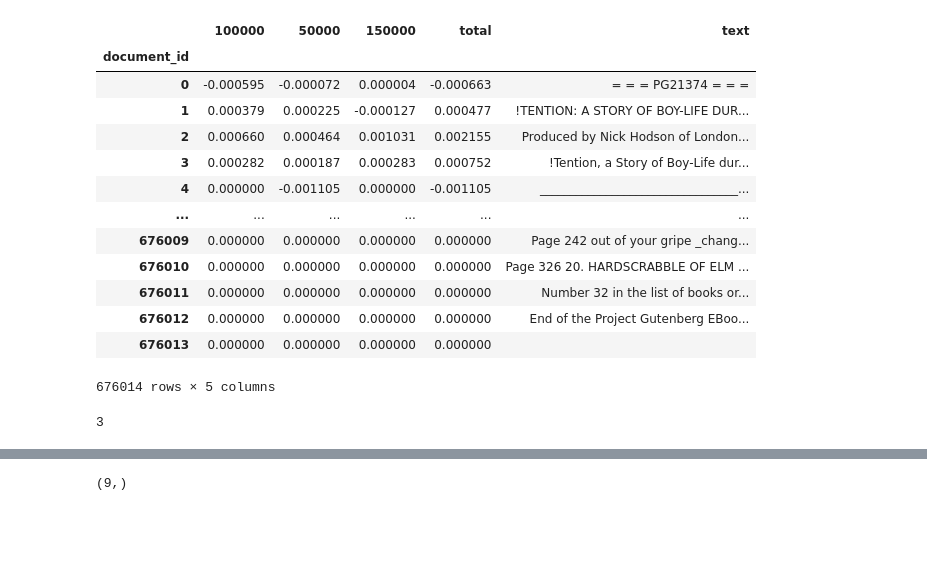
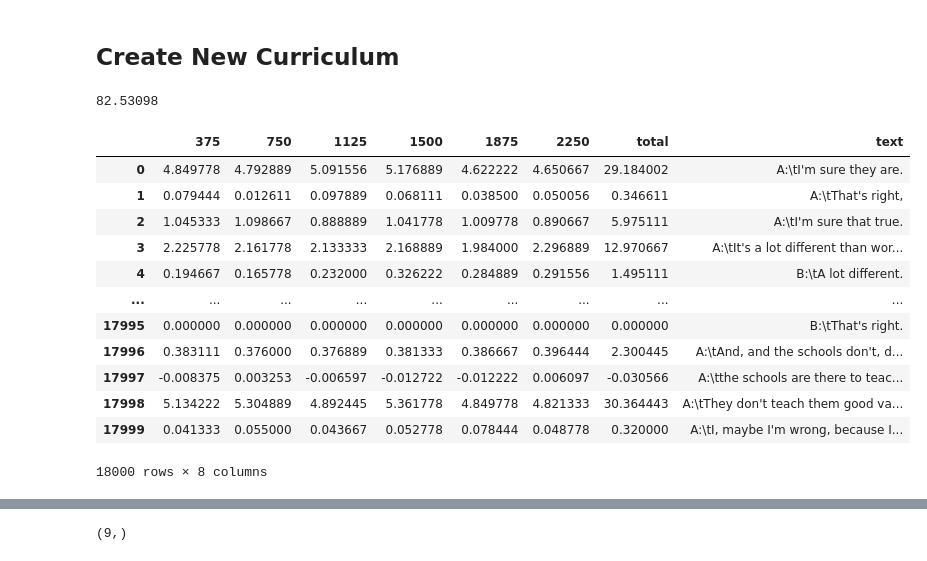
Before and after one commit to loris3/babylm, a Jupyter notebook: merge.ipynb, the cells around one changed output, grey strips where cells are left out. Saved outputs shown, nothing was run; the diff lists cells and outputs as text; code cells hidden in the pictures; blank space fills up the shorter version.

```diff
--- a/merge.ipynb
+++ b/merge.ipynb
@@ -3,18 +3,3 @@ import pickle
 import os
 import torch
 import os.path
-# %%
-from transformers import RobertaTokenizerFast
-from pathlib import Path
-tokenizer = RobertaTokenizerFast.from_pretrained("TODO", max_len=512)
-
-checkpoints = [str(x) for x in Path("/data/loriss21dm/babylm/TODO/").glob("checkpoint-*") if (int(str(x).split("-")[-1]) % 50000) == 0]#if (int(str(x).split("-")[-1] % 1000)) == 0]
-checkpoints = checkpoints[0:12]
-from transformers import DataCollatorForLanguageModeling
-
-data_collator = DataCollatorForLanguageModeling(
-    tokenizer=tokenizer, mlm=True, mlm_probability=0.15
-)
-from datasets import load_dataset
-dataset = load_dataset("text", data_dir="/data/loriss21dm/babylm/train_test/")
-#dataset.set_transform(lambda x : tokenizer(x["text"], return_special_tokens_mask=True, truncation=True, padding="max_length", max_length=512))
@@ -313,3 +296,22 @@ Overwriting merge.py
+# %% [markdown]
+## Create New Curriculum
+# %%
+args = {
+    "dataset_folder": "./train_10M",
+    "model_dir": "./10MModel",
+    "influence_output_dir": "./influence",
+    "curriculum_output_folder": "./10MCurriculum"
+}
+# %%
+from pathlib import Path
+
+from datasets import load_dataset
+dataset = load_dataset("text", data_dir=args["dataset_folder"])
+#dataset.set_transform(lambda x : tokenizer(x["text"], return_special_tokens_mask=True, truncation=True, padding="max_length", max_length=512))
+
+((len(dataset["train"]) / 10000) / 10)*7
+# %% [output]
+82.53098
 # %%
 import pandas as  pd
 import os
@@ -319,29 +324,27 @@ import numpy as np
 # %%
 
-df = pd.DataFrame({result_checkpoint: torch.load(os.path.join("./results2/",result_checkpoint),weights_only=True,map_location="cpu").numpy().flatten() for result_checkpoint in os.listdir("./results2")})
+df = pd.DataFrame({int(result_checkpoint): torch.load(os.path.join(args["influence_output_dir"],result_checkpoint),weights_only=True,map_location="cpu").numpy().flatten() for result_checkpoint in os.listdir(args["influence_output_dir"])})
 # df = df.rename({0: "influence"}, axis=1)
-df.index = df.index.rename("document_id")
+df.sort_index(axis=1)
+
+STAGES = list(df.columns)
+NUM_STAGES = len(STAGES)
+
+df = df.reindex(sorted(df.columns, reverse=False), axis=1)
 df["total"] = df.sum(axis=1)
 df["text"] = dataset["train"].to_pandas()
 df
 # %% [output]
-|  | 100000 | 50000 | 150000 | total | text |
-| document_id |  |  |  |  |  |
-| 0 | -0.000595 | -0.000072 | 0.000004 | -0.000663 | = = = PG21374 = = = |
-| 1 | 0.000379 | 0.000225 | -0.000127 | 0.000477 | !TENTION: A STORY OF BOY-LIFE DUR... |
-| 2 | 0.000660 | 0.000464 | 0.001031 | 0.002155 | Produced by Nick Hodson of London... |
-| 3 | 0.000282 | 0.000187 | 0.000283 | 0.000752 | !Tention, a Story of Boy-Life dur... |
-| 4 | 0.000000 | -0.001105 | 0.000000 | -0.001105 | _________________________________... |
-| ... | ... | ... | ... | ... | ... |
-| 676009 | 0.000000 | 0.000000 | 0.000000 | 0.000000 | Page 242 out of your gripe _chang... |
-| 676010 | 0.000000 | 0.000000 | 0.000000 | 0.000000 | Page 326 20. HARDSCRABBLE OF ELM ... |
-| 676011 | 0.000000 | 0.000000 | 0.000000 | 0.000000 | Number 32 in the list of books or... |
-| 676012 | 0.000000 | 0.000000 | 0.000000 | 0.000000 | End of the Project Gutenberg EBoo... |
-| 676013 | 0.000000 | 0.000000 | 0.000000 | 0.000000 |  |
+|  | 375 | 750 | 1125 | 1500 | 1875 | 2250 | total | text |
+| 0 | 4.849778 | 4.792889 | 5.091556 | 5.176889 | 4.622222 | 4.650667 | 29.184002 | A:\tI'm sure they are. |
+| 1 | 0.079444 | 0.012611 | 0.097889 | 0.068111 | 0.038500 | 0.050056 | 0.346611 | A:\tThat's right, |
+| 2 | 1.045333 | 1.098667 | 0.888889 | 1.041778 | 1.009778 | 0.890667 | 5.975111 | A:\tI'm sure that true. |
+| 3 | 2.225778 | 2.161778 | 2.133333 | 2.168889 | 1.984000 | 2.296889 | 12.970667 | A:\tIt's a lot different than wor... |
+| 4 | 0.194667 | 0.165778 | 0.232000 | 0.326222 | 0.284889 | 0.291556 | 1.495111 | B:\tA lot different. |
+| ... | ... | ... | ... | ... | ... | ... | ... | ... |
+| 17995 | 0.000000 | 0.000000 | 0.000000 | 0.000000 | 0.000000 | 0.000000 | 0.000000 | B:\tThat's right. |
+| 17996 | 0.383111 | 0.376000 | 0.376889 | 0.381333 | 0.386667 | 0.396444 | 2.300445 | A:\tAnd, and the schools don't, d... |
+| 17997 | -0.008375 | 0.003253 | -0.006597 | -0.012722 | -0.012222 | 0.006097 | -0.030566 | A:\tthe schools are there to teac... |
+| 17998 | 5.134222 | 5.304889 | 4.892445 | 5.361778 | 4.849778 | 4.821333 | 30.364443 | A:\tThey don't teach them good va... |
+| 17999 | 0.041333 | 0.055000 | 0.043667 | 0.052778 | 0.078444 | 0.048778 | 0.320000 | A:\tI, maybe I'm wrong, because I... |
-676014 rows × 5 columns
+18000 rows × 8 columns
-# %%
-STAGES = os.listdir("./results2")
-NUM_STAGES = len(STAGES)
-NUM_STAGES
-# %% [output]
-3
```
Also changed, not shown: parts of 68 cells of this notebook, 3 other files.
